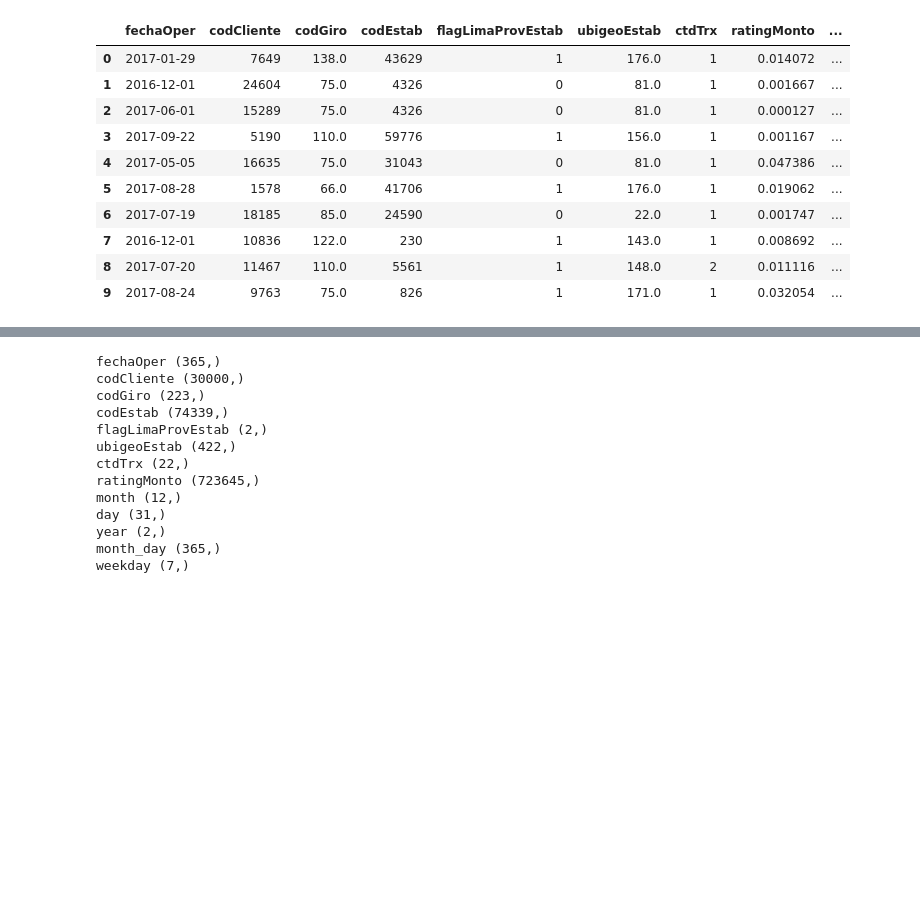
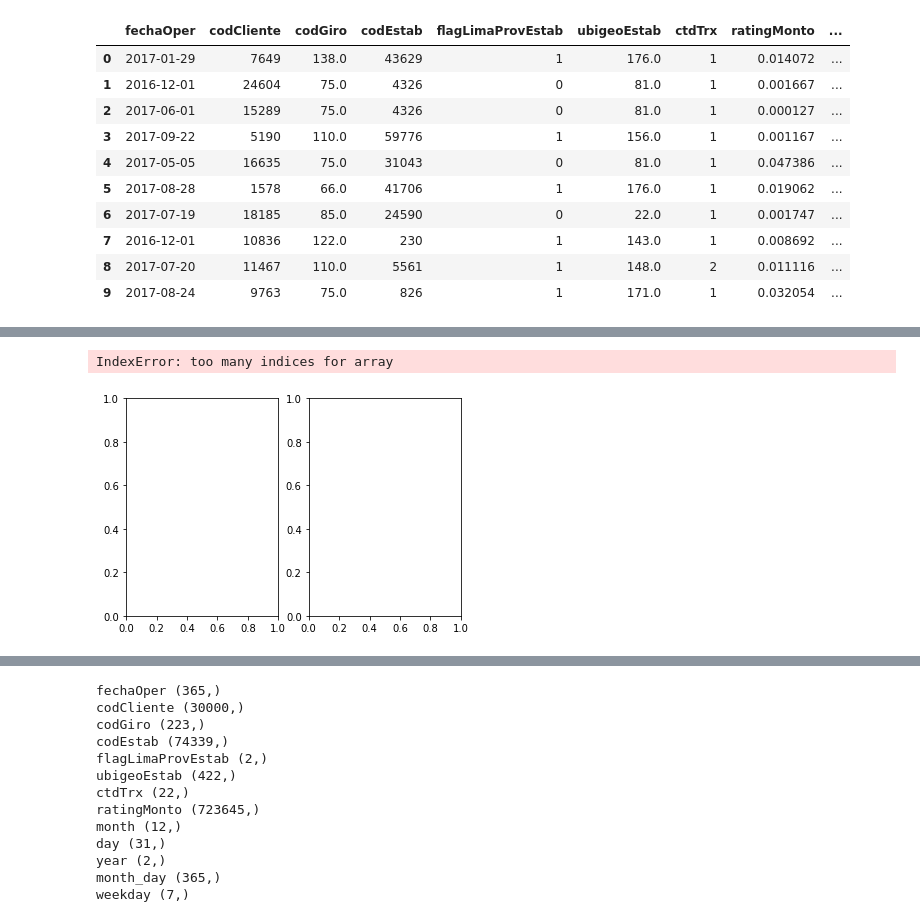
Before and after one commit to kendalvictor/codeando, a Jupyter notebook: machine_learning/_bbva data challeneger 2018/analysis_train.ipynb, the cells around one changed output, grey strips where cells are left out. Cells and saved outputs as stored; diff of their text form; code cells hidden in the pictures; blank space fills up the shorter version.

```diff
--- a/machine_learning/_bbva data challeneger 2018/analysis_train.ipynb
+++ b/machine_learning/_bbva data challeneger 2018/analysis_train.ipynb
@@ -130,0 +147,7 @@ data.head()
+# %%
+fig, axes = plt.subplots(nrows=1, ncols=2)
+data['ctdTrx'].value_counts().plot(ax=axes[0,0])
+data['ctdTrx'].value_counts().plot.bar(ax=axes[0,1])
+# %% [output]
+IndexError: too many indices for array
+[figure, added]
```
Also changed, not shown: parts of 8 cells of this notebook, 2 other files.
